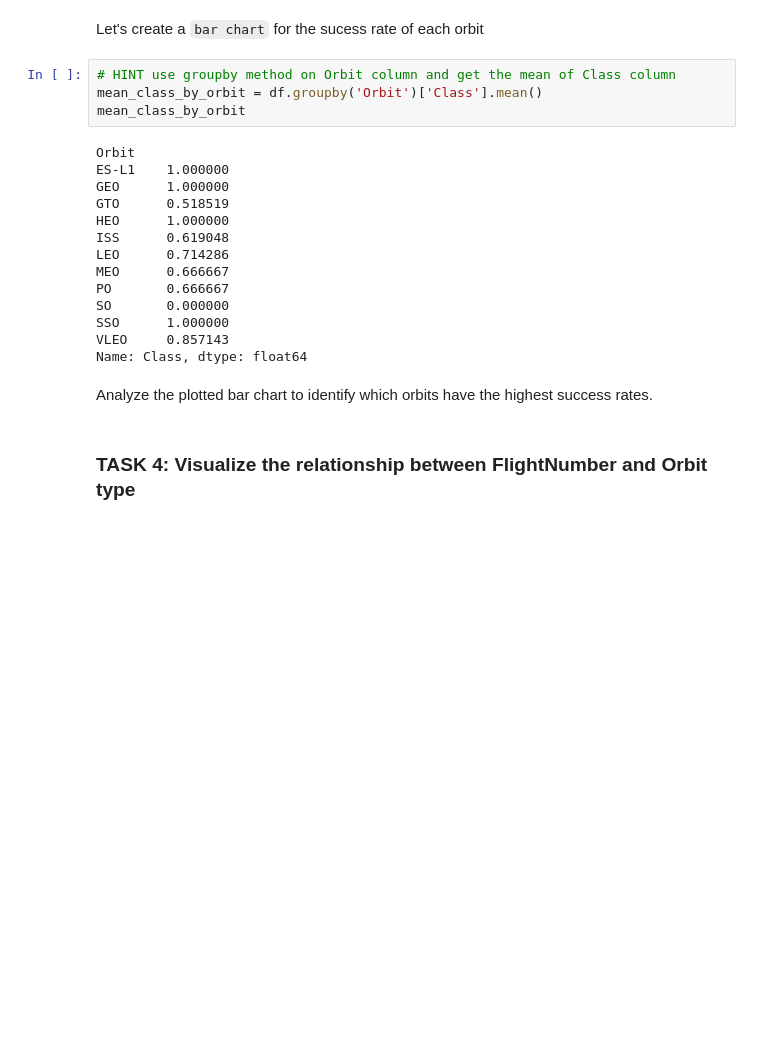
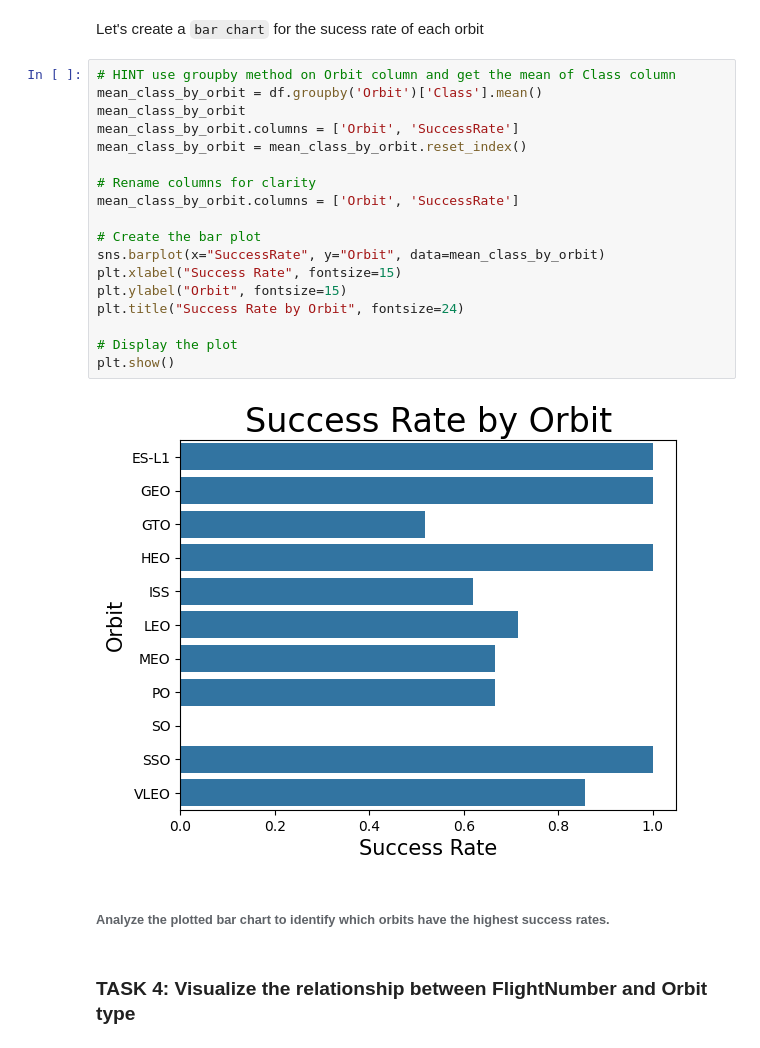
Before and after one commit to vidyalakshmia/testrepo, a Jupyter notebook: edadataviz.ipynb, the cells around one changed output. Drawn from its saved outputs; the diff is of its cells as text; blank space fills up the shorter version.

```diff
--- a/edadataviz.ipynb
+++ b/edadataviz.ipynb
@@ -127,23 +127,25 @@ Let's create a `bar chart` for the sucess rate of each orbit
 # %%
 # HINT use groupby method on Orbit column and get the mean of Class column
 mean_class_by_orbit = df.groupby('Orbit')['Class'].mean()
 mean_class_by_orbit
+mean_class_by_orbit.columns = ['Orbit', 'SuccessRate']
+mean_class_by_orbit = mean_class_by_orbit.reset_index()
+
+# Rename columns for clarity
+mean_class_by_orbit.columns = ['Orbit', 'SuccessRate']
+
+# Create the bar plot
+sns.barplot(x="SuccessRate", y="Orbit", data=mean_class_by_orbit)
+plt.xlabel("Success Rate", fontsize=15)
+plt.ylabel("Orbit", fontsize=15)
+plt.title("Success Rate by Orbit", fontsize=24)
+
+# Display the plot
+plt.show()
 # %% [output]
-Orbit
-ES-L1    1.000000
-GEO      1.000000
-GTO      0.518519
-HEO      1.000000
-ISS      0.619048
-LEO      0.714286
-MEO      0.666667
-PO       0.666667
-SO       0.000000
-SSO      1.000000
-VLEO     0.857143
-Name: Class, dtype: float64
+[figure, added]
 # %% [markdown]
-Analyze the plotted bar chart to identify which orbits have the highest success rates.
+###### Analyze the plotted bar chart to identify which orbits have the highest success rates.
 # %% [markdown]
 ### TASK  4: Visualize the relationship between FlightNumber and Orbit type
 # %% [markdown]
```
Also changed, not shown: parts of 2 cells of this notebook.
